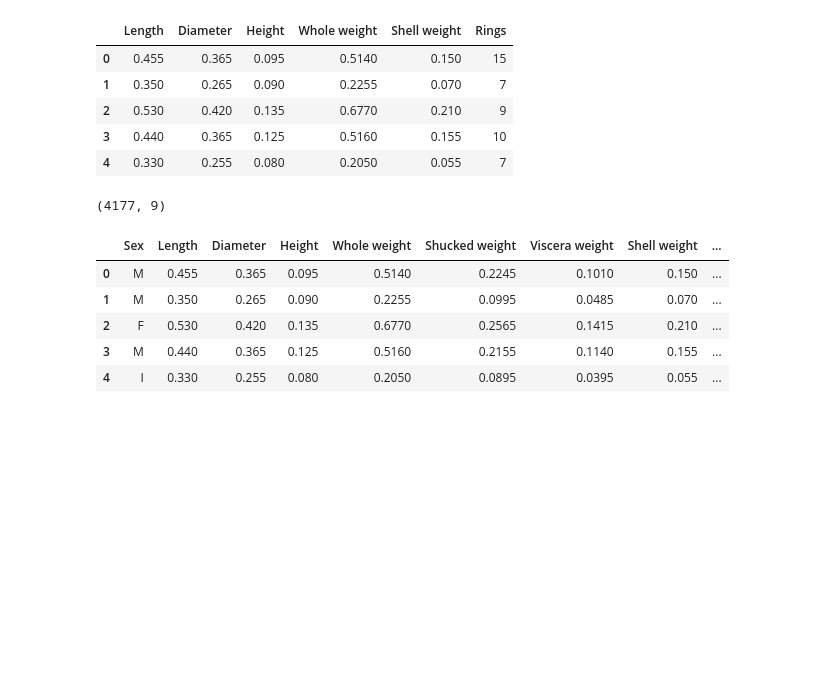
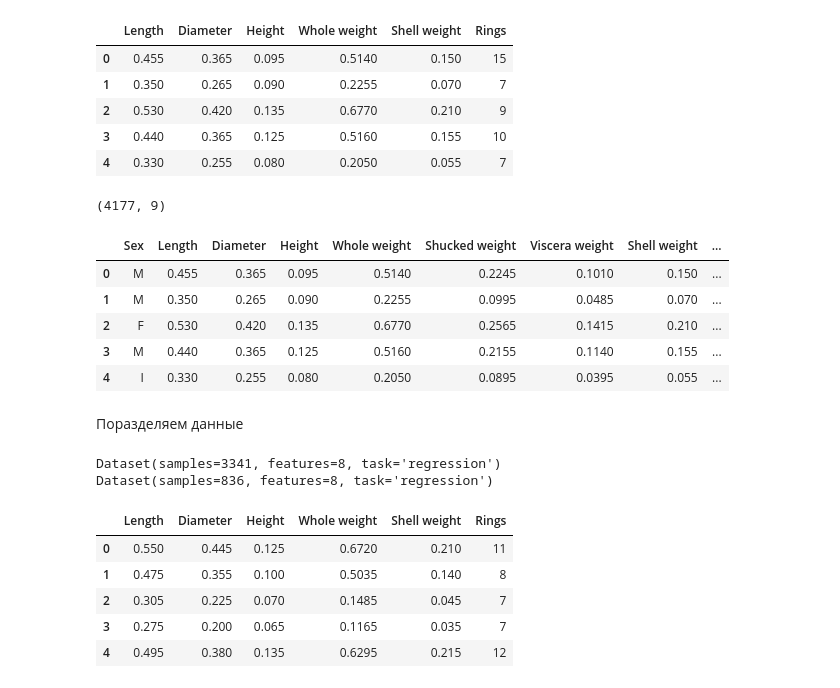
Before and after one commit to tarkevv-01/tab-forge, a Jupyter notebook: examples/test_dataset.ipynb, the cells around one changed output. Drawn from its saved outputs; the diff is of its cells as text; code cells hidden in the pictures; blank space fills up the shorter version.

Commit message:
Add train_test_split in <dataset>

```diff
--- a/examples/test_dataset.ipynb
+++ b/examples/test_dataset.ipynb
@@ -140,3 +140,22 @@ dataset.get_data().head()
 | 2 | F | 0.530 | 0.420 | 0.135 | 0.6770 | 0.2565 | 0.1415 | 0.210 | ... |
 | 3 | M | 0.440 | 0.365 | 0.125 | 0.5160 | 0.2155 | 0.1140 | 0.155 | ... |
 | 4 | I | 0.330 | 0.255 | 0.080 | 0.2050 | 0.0895 | 0.0395 | 0.055 | ... |
+# %% [markdown]
+Поразделяем данные
+# %%
+train, test = dataset.train_test_split(test_size=0.2, random_state=42)
+# %%
+print(train)
+print(test)
+# %% [output]
+Dataset(samples=3341, features=8, task='regression')
+Dataset(samples=836, features=8, task='regression')
+# %%
+train.get_registered_data().head()
+# %% [output]
+|  | Length | Diameter | Height | Whole weight | Shell weight | Rings |
+| 0 | 0.550 | 0.445 | 0.125 | 0.6720 | 0.210 | 11 |
+| 1 | 0.475 | 0.355 | 0.100 | 0.5035 | 0.140 | 8 |
+| 2 | 0.305 | 0.225 | 0.070 | 0.1485 | 0.045 | 7 |
+| 3 | 0.275 | 0.200 | 0.065 | 0.1165 | 0.035 | 7 |
+| 4 | 0.495 | 0.380 | 0.135 | 0.6295 | 0.215 | 12 |
```
Also changed, not shown: parts of 1 cell of this notebook, 1 other file.
